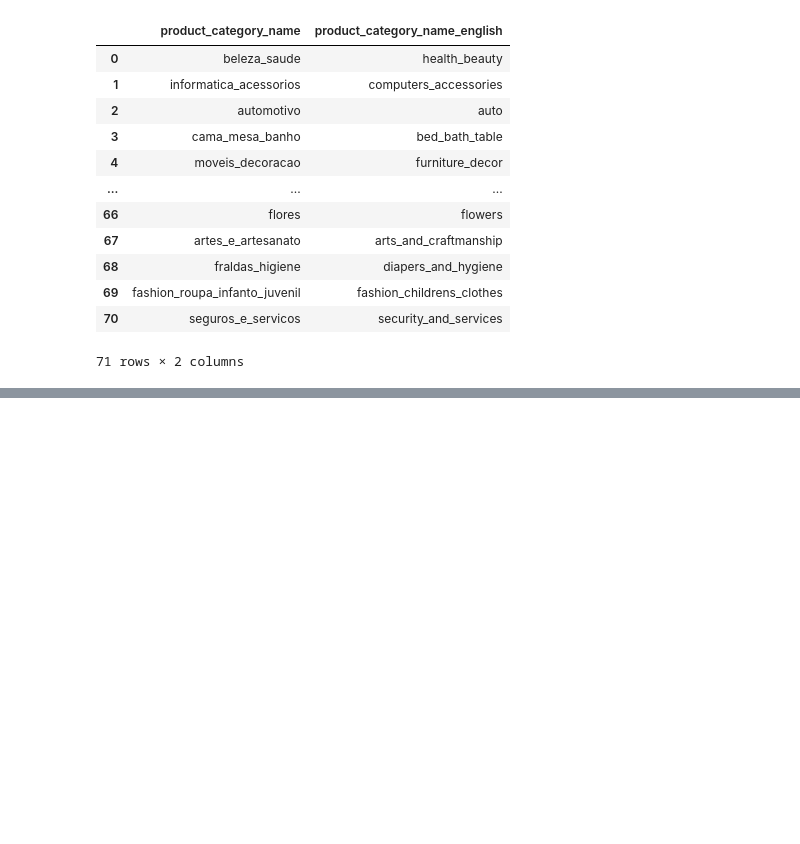
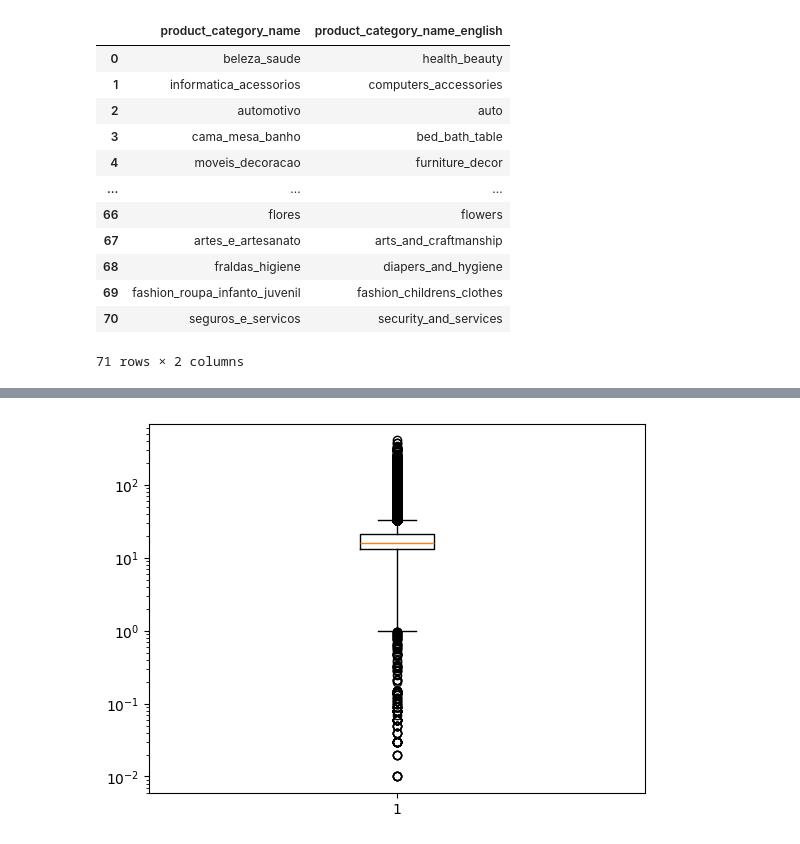
Before and after one commit to AliyarBhos/data-science-journey, a Jupyter notebook: 02_data_cleaning/Olist_data_cleaning_project.ipynb, the cells around one changed output, grey strips where cells are left out. Saved outputs shown, nothing was run; the diff lists cells and outputs as text; code cells hidden in the pictures; blank space fills up the shorter version.

```diff
--- a/02_data_cleaning/Olist_data_cleaning_project.ipynb
+++ b/02_data_cleaning/Olist_data_cleaning_project.ipynb
@@ -669,0 +1082,5 @@ df9  # No primary keys here
+# %%
+plt.boxplot(df3['freight_value'])
+plt.yscale('log')
+# %% [output]
+[figure, added]
```
Also changed, not shown: parts of 49 cells of this notebook.
